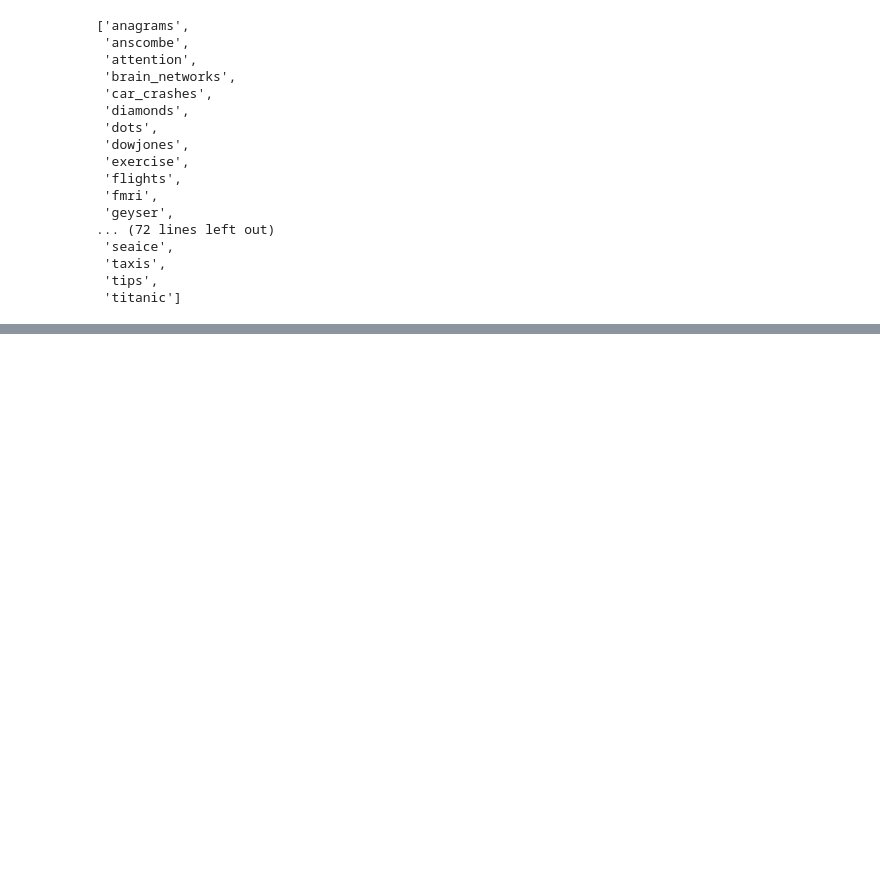
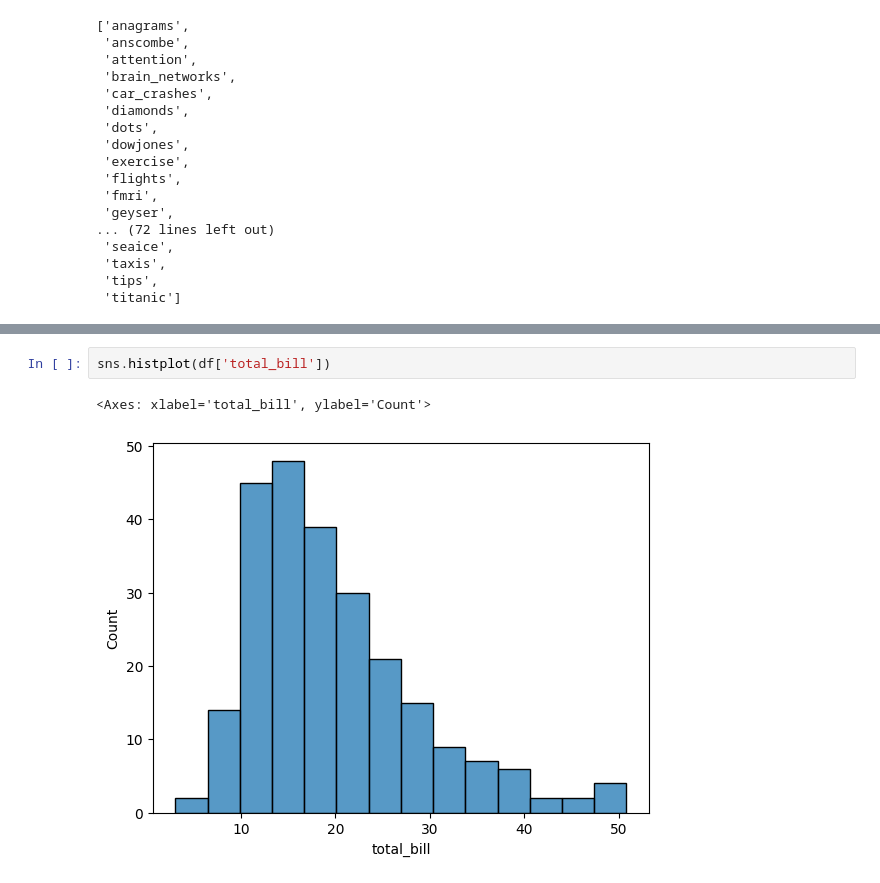
Before and after one commit to Omni-HuB/cv-project2024, a Jupyter notebook: statistics-with-python.ipynb, the cells around one changed output, grey strips where cells are left out. Saved outputs shown, nothing was run; the diff lists cells and outputs as text; blank space fills up the shorter version.

```diff
--- a/statistics-with-python.ipynb
+++ b/statistics-with-python.ipynb
@@ -52,0 +86,5 @@ sns.get_dataset_names()
+# %%
+sns.histplot(df['total_bill'])
+# %% [output]
+<Axes: xlabel='total_bill', ylabel='Count'>
+[figure, added]
```
Also changed, not shown: parts of 35 cells of this notebook.
